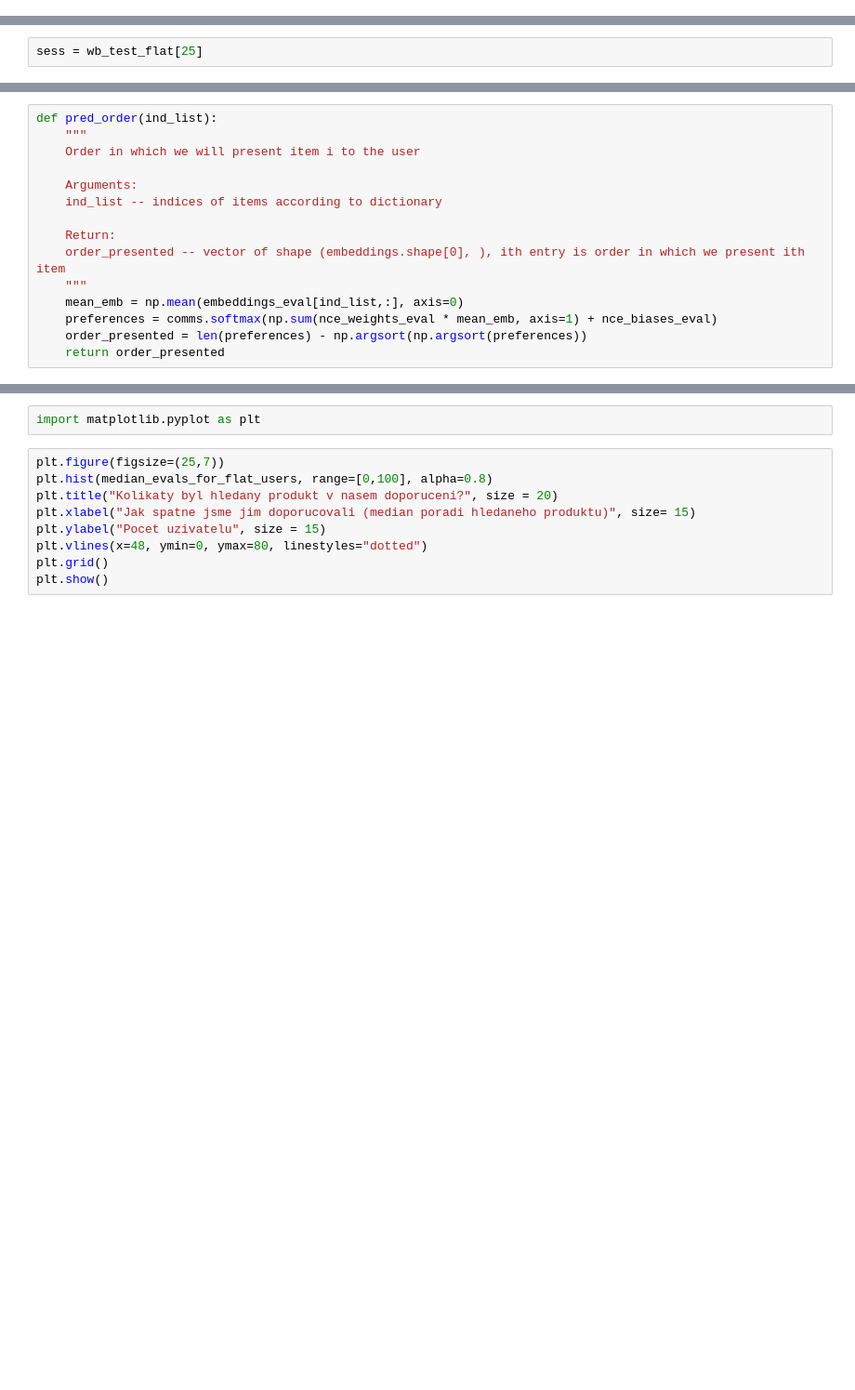
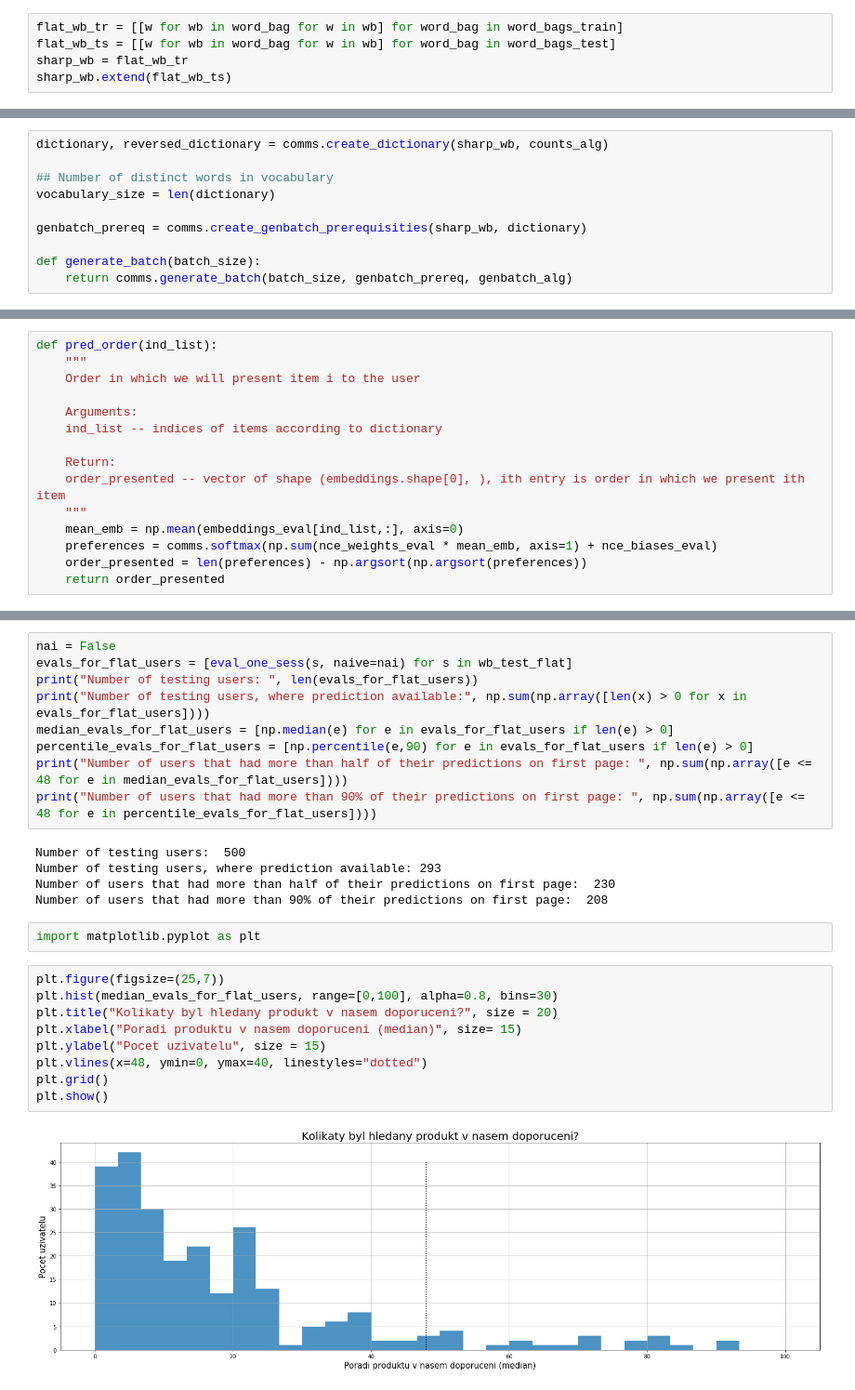
Before and after one commit to TOOMdaMoa/boobs, a Jupyter notebook: algoritmy/FinAlg.ipynb, the cells around one changed output, grey strips where cells are left out. Shown at 93% size. Saved outputs shown, nothing was run; the diff lists cells and outputs as text; blank space fills up the shorter version.

Commit message:
Full data training

```diff
--- a/algoritmy/FinAlg.ipynb
+++ b/algoritmy/FinAlg.ipynb
@@ -32,8 +32,23 @@ word_bags_all_per_user = [[w for wb in word_bag for w in wb] for word_bag in wor
 ## 2) context = one user session
 word_bags_all_per_sess = [wb for word_bag in word_bags_train for wb in word_bag]
 word_bags_all_per_sess = [wb for wb in word_bags_all_per_sess if len(wb) >= 2] ## np.sum(np.array([len(x)<2 for x in word_bags_all_per_sess]))
+# %%
+flat_wb_tr = [[w for wb in word_bag for w in wb] for word_bag in word_bags_train]
+flat_wb_ts = [[w for wb in word_bag for w in wb] for word_bag in word_bags_test]
+sharp_wb = flat_wb_tr
+sharp_wb.extend(flat_wb_ts)
 # %% [markdown]
 ** Dict and batch gen **
+# %%
+dictionary, reversed_dictionary = comms.create_dictionary(sharp_wb, counts_alg)
+
+## Number of distinct words in vocabulary
+vocabulary_size = len(dictionary)
+
+genbatch_prereq = comms.create_genbatch_prerequisities(sharp_wb, dictionary)
+
+def generate_batch(batch_size):
+    return comms.generate_batch(batch_size, genbatch_prereq, genbatch_alg)
 # %%
 dictionary, reversed_dictionary = comms.create_dictionary(word_bags_all_per_sess, counts_alg)
 
@@ -87,5 +104,3 @@ pickle.dump(model_packed, open("model_packed.pkl", "wb"))
 # %%
 wb_two_sess = [wb for wb in word_bags_test if len(wb)>=2]
 wb_test_flat = [[w for wb in word_bag for w in wb] for word_bag in word_bags_test]  ## np.sum(np.array([len(x)<2 for x in wb_test_flat]))
-# %%
-sess = wb_test_flat[25]
@@ -160,11 +165,27 @@ print("Number of users that had more than half of their predictions on first pag
+# %%
+nai = False
+evals_for_flat_users = [eval_one_sess(s, naive=nai) for s in wb_test_flat]
+print("Number of testing users: ", len(evals_for_flat_users))
+print("Number of testing users, where prediction available:", np.sum(np.array([len(x) > 0 for x in evals_for_flat_users])))
+median_evals_for_flat_users = [np.median(e) for e in evals_for_flat_users if len(e) > 0]
+percentile_evals_for_flat_users = [np.percentile(e,90) for e in evals_for_flat_users if len(e) > 0]
+print("Number of users that had more than half of their predictions on first page: ", np.sum(np.array([e <= 48 for e in median_evals_for_flat_users])))
+print("Number of users that had more than 90% of their predictions on first page: ", np.sum(np.array([e <= 48 for e in percentile_evals_for_flat_users])))
+# %% [output]
+Number of testing users:  500
+Number of testing users, where prediction available: 293
+Number of users that had more than half of their predictions on first page:  230
+Number of users that had more than 90% of their predictions on first page:  208
 # %%
 import matplotlib.pyplot as plt
 # %%
 plt.figure(figsize=(25,7))
-plt.hist(median_evals_for_flat_users, range=[0,100], alpha=0.8)
+plt.hist(median_evals_for_flat_users, range=[0,100], alpha=0.8, bins=30)
 plt.title("Kolikaty byl hledany produkt v nasem doporuceni?", size = 20)
-plt.xlabel("Jak spatne jsme jim doporucovali (median poradi hledaneho produktu)", size= 15)
+plt.xlabel("Poradi produktu v nasem doporuceni (median)", size= 15)
 plt.ylabel("Pocet uzivatelu", size = 15)
-plt.vlines(x=48, ymin=0, ymax=80, linestyles="dotted")
+plt.vlines(x=48, ymin=0, ymax=40, linestyles="dotted")
 plt.grid()
 plt.show()
+# %% [output]
+[figure, added]
```
Also changed, not shown: parts of 10 cells of this notebook, 1 other file.
